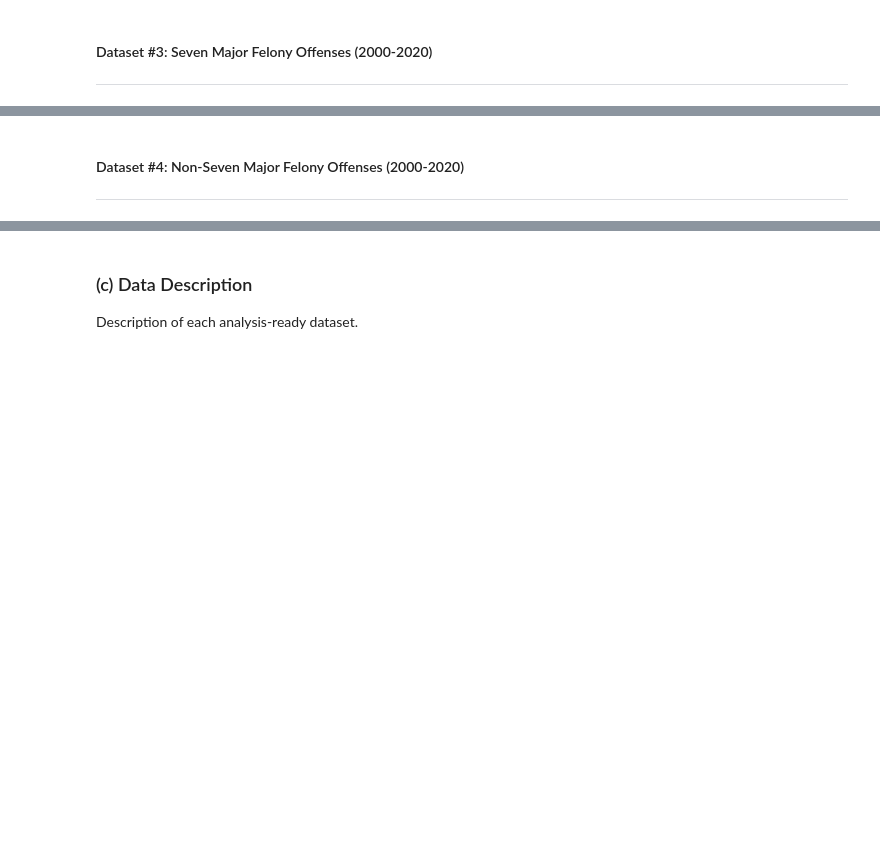
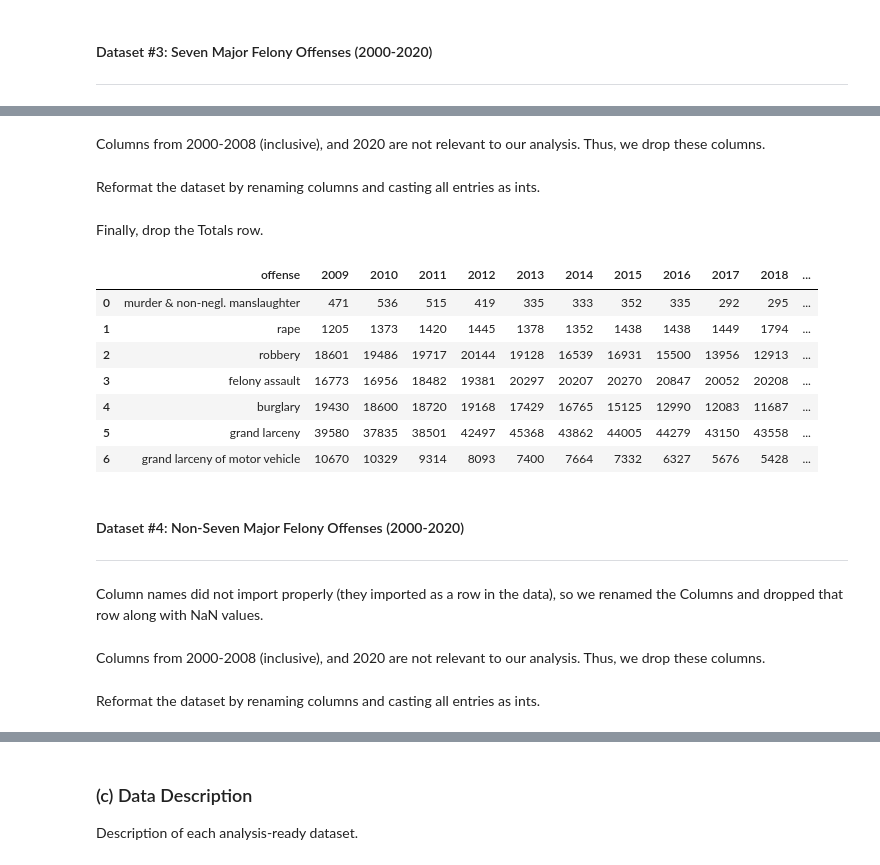
Before and after one commit to leajv123/Data-Science-Project-2950-, a Jupyter notebook: dataSciFinalProjectFINAL.ipynb, the cells around one changed output, grey strips where cells are left out. Drawn from its saved outputs; the diff is of its cells as text; code cells hidden in the pictures; blank space fills up the shorter version.

```diff
--- a/dataSciFinalProjectFINAL.ipynb
+++ b/dataSciFinalProjectFINAL.ipynb
@@ -174,0 +177,3 @@ The final step is the export the analysis-ready data:
+# %%
+# Load raw dataset
+major_felony_raw = pd.read_csv('seven-major-felony-offenses-2000-2020.csv')
@@ -175,3 +182,48 @@ The final step is the export the analysis-ready data:
+# %%
+major_felony = major_felony_raw.copy().drop([0, 1, 2])
+new_colnames_major = [i for i in major_felony_raw.iloc[3]]
+major_felony.columns = new_colnames_major
+major_felony = major_felony.drop([3])
+
+# Drop Statistical Notes and NaN values
+major_felony = major_felony.drop([12, 13, 14, 15, 16, 17, 18, 19])
+# %% [markdown]
+Columns from 2000-2008 (inclusive), and 2020 are not relevant to our analysis. Thus, we drop these columns.
+# %%
+major_felony = major_felony.drop(['2000', '2001', '2002', '2003', '2004', '2005', '2006', '2007', '2008', 2020.0], axis=1)
+
+# Reset Indices
+major_felony = major_felony.reset_index(drop=True)
+# %% [markdown]
+Reformat the dataset by renaming columns and casting all entries as ints.
+# %%
+# Rename Columns
+major_felony = major_felony.rename(columns={"OFFENSE": "offense", '2009': 2009, '2010': 2010, '2011': 2011, '2012': 2012, '2013': 2013, '2014': 2014, '2015': 2015, '2016': 2016, '2017': 2017, '2018': 2018, 2019.0: 2019})
+
+# Make All Data Entries the Same Type (Int)
+major_felony[2019.0] = [int(i) for i in major_felony[2019.0]]
+major_felony.iloc[7, 1:11] = [int(i.replace(',', '')) for i in major_felony.iloc[7, 1:11]]
+for x in range(0, 7):
+    major_felony.iloc[x, 1:11] = [int(i) for i in major_felony.iloc[x, 1:11]]
+
+# Make Offense Types Lowercase
+major_felony.loc[:, "offense"] = major_felony.loc[:, "offense"].str.lower()
+# %% [markdown]
+Finally, drop the Totals row.
+# %%
+# Drop Totals Row
+major_felony = major_felony.drop([7])
+
+major_felony
+# %% [output]
+|  | offense | 2009 | 2010 | 2011 | 2012 | 2013 | 2014 | 2015 | 2016 | 2017 | 2018 | ... |
+| 0 | murder & non-negl. manslaughter | 471 | 536 | 515 | 419 | 335 | 333 | 352 | 335 | 292 | 295 | ... |
+| 1 | rape | 1205 | 1373 | 1420 | 1445 | 1378 | 1352 | 1438 | 1438 | 1449 | 1794 | ... |
+| 2 | robbery | 18601 | 19486 | 19717 | 20144 | 19128 | 16539 | 16931 | 15500 | 13956 | 12913 | ... |
+| 3 | felony assault | 16773 | 16956 | 18482 | 19381 | 20297 | 20207 | 20270 | 20847 | 20052 | 20208 | ... |
+| 4 | burglary | 19430 | 18600 | 18720 | 19168 | 17429 | 16765 | 15125 | 12990 | 12083 | 11687 | ... |
+| 5 | grand larceny | 39580 | 37835 | 38501 | 42497 | 45368 | 43862 | 44005 | 44279 | 43150 | 43558 | ... |
+| 6 | grand larceny of motor vehicle | 10670 | 10329 | 9314 | 8093 | 7400 | 7664 | 7332 | 6327 | 5676 | 5428 | ... |
 # %% [markdown]
 #### Dataset #4: Non-Seven Major Felony Offenses (2000-2020)
 
@@ -178,0 +234,2 @@ The final step is the export the analysis-ready data:
+# %% [markdown]
+Column names did not import properly (they imported as a row in the data), so we renamed the Columns and dropped that row along with NaN values.
@@ -178,0 +244,2 @@ The final step is the export the analysis-ready data:
+# %% [markdown]
+Columns from 2000-2008 (inclusive), and 2020 are not relevant to our analysis. Thus, we drop these columns.
@@ -178,0 +252,2 @@ The final step is the export the analysis-ready data:
+# %% [markdown]
+Reformat the dataset by renaming columns and casting all entries as ints.
```
Also changed, not shown: parts of 15 cells of this notebook, 6 other files.
